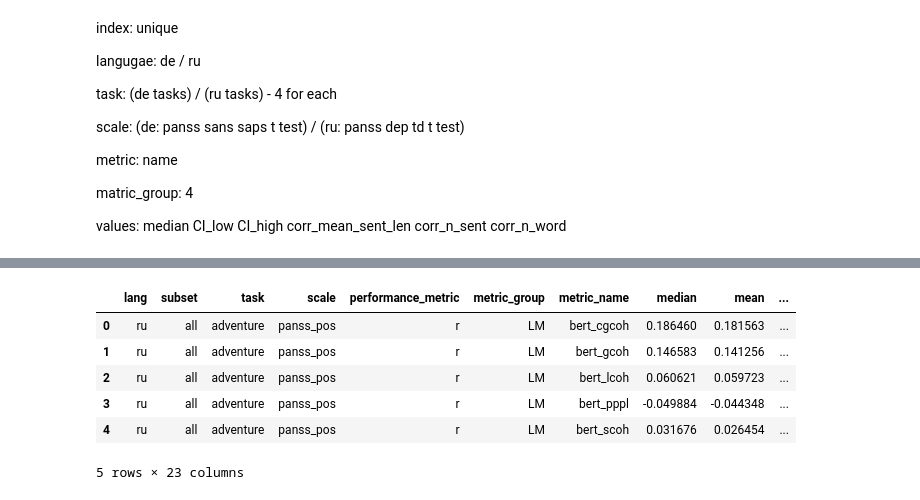
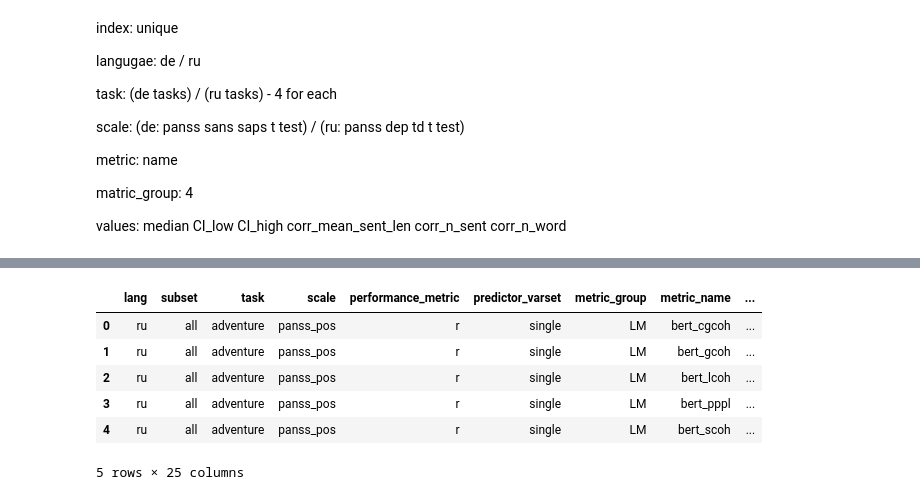
Before and after one commit to flying-bear/NLP_NAP_Benchmarking, a Jupyter notebook: analyse_ru.ipynb, the cells around one changed output, grey strips where cells are left out. Drawn from its saved outputs; the diff is of its cells as text; code cells hidden in the pictures.

```diff
--- a/analyse_ru.ipynb
+++ b/analyse_ru.ipynb
@@ -1667,0 +2025,41 @@ sc_ind_
+# %%
+def get_group_pair(scale_, performance_metric_key):
+    # multi: llh logistic multi, llh best verbosity, llh default covariates
+    if scale_ == 'multivariate' and performance_metric_key.startswith("llh"):
+        group_pair = "control_sz"
+    # group_diff: t, auc, llh logistic, llh logistic diff
+    elif 'group_diff' in scale_:
+        if "_sz_dep" in performance_metric_key:
+            group_pair = "sz_dep"
+        elif "_dep" in performance_metric_key:
+            group_pair = "control_dep"
+        else:
+            group_pair = "control_sz"
+    else:
+        group_pair = np.nan
+    return group_pair
+# %%
+def form_long_line(reformed_d, metric, task, scale_, scale_key, performance_metric_, performance_metric_key, group, predictor_varset, control_corr_names_):
+    metric_group, metric_name = metric
+    data = reformed_d[(task, scale_key, performance_metric_key)][(metric_group, metric_name)]
+    median, mean, CI_low, CI_high, control_cols_medians, control_cols_means, control_cols_CI_lows, control_cols_CI_highs = process_data(reformed_d, data, control_corr_names_)
+
+    group_pair = get_group_pair(scale_, performance_metric_key)
+
+    long_line = (lang, group, task, scale_, performance_metric_, predictor_varset,
+                 metric_group, metric_name, group_pair,
+                 median, mean, CI_low, CI_high)
+
+    for control_col in control_corr_names_:
+        long_line += (control_cols_medians[control_col], control_cols_means[control_col],
+                      control_cols_CI_lows[control_col], control_cols_CI_highs[control_col])
+    return long_line
+# %%
+def update_long_data(long_data, reformed_d, metric, task, scale_, scale_key, performance_metric_,
+                     performance_metric_key, group, predictor_varset, control_corr_names_):
+    long_line = form_long_line(reformed_d, metric, task, scale_, scale_key, performance_metric_,
+                               performance_metric_key, group, predictor_varset, control_corr_names_)
+    if long_line not in long_data:
+        long_data.append(long_line)
+    else:
+        print(long_line)
@@ -1724,21 +2186,22 @@ for task in TASKS:
 # %%
 long_df = pd.DataFrame(long_data, columns=('lang', 'subset', 'task', 'scale', 'performance_metric',
-                                           'metric_group', 'metric_name', 'median', 'mean', 'CI_low', 'CI_high',
+                                           'predictor_varset', 'metric_group', 'metric_name', 'group_pair',
+                                           'median', 'mean', 'CI_low', 'CI_high',
                                            'corr_mean_sent_len_median', 'corr_mean_sent_len_mean',
                                            'corr_mean_sent_len_CI_low', 'corr_mean_sent_len_CI_high',
                                            'corr_n_sents_median', 'corr_n_sents_mean',
                                            'corr_n_sents_CI_low', 'corr_n_sents_CI_high',
                                            'corr_n_words_median', 'corr_n_words_mean',
                                            'corr_n_words_CI_low', 'corr_n_words_CI_high',))
 long_df.head()
 # %% [output]
-|  | lang | subset | task | scale | performance_metric | metric_group | metric_name | median | mean | ... |
-| 0 | ru | all | adventure | panss_pos | r | LM | bert_cgcoh | 0.186460 | 0.181563 | ... |
-| 1 | ru | all | adventure | panss_pos | r | LM | bert_gcoh | 0.146583 | 0.141256 | ... |
-| 2 | ru | all | adventure | panss_pos | r | LM | bert_lcoh | 0.060621 | 0.059723 | ... |
-| 3 | ru | all | adventure | panss_pos | r | LM | bert_pppl | -0.049884 | -0.044348 | ... |
-| 4 | ru | all | adventure | panss_pos | r | LM | bert_scoh | 0.031676 | 0.026454 | ... |
+|  | lang | subset | task | scale | performance_metric | predictor_varset | metric_group | metric_name | ... |
+| 0 | ru | all | adventure | panss_pos | r | single | LM | bert_cgcoh | ... |
+| 1 | ru | all | adventure | panss_pos | r | single | LM | bert_gcoh | ... |
+| 2 | ru | all | adventure | panss_pos | r | single | LM | bert_lcoh | ... |
+| 3 | ru | all | adventure | panss_pos | r | single | LM | bert_pppl | ... |
+| 4 | ru | all | adventure | panss_pos | r | single | LM | bert_scoh | ... |
-5 rows × 23 columns
+5 rows × 25 columns
 # %%
 long_df.scale.unique()
 # %% [output]
```
Also changed, not shown: parts of 107 cells of this notebook, 4 other files.
